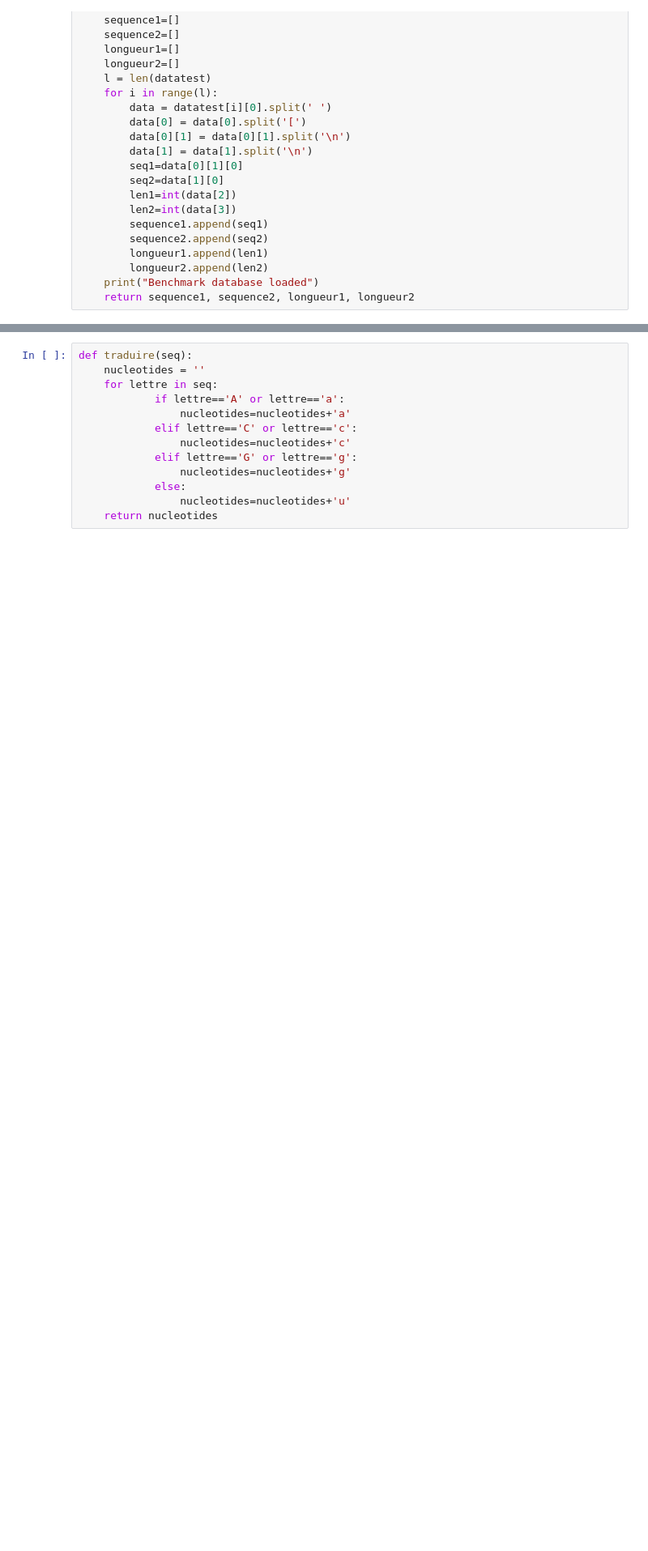
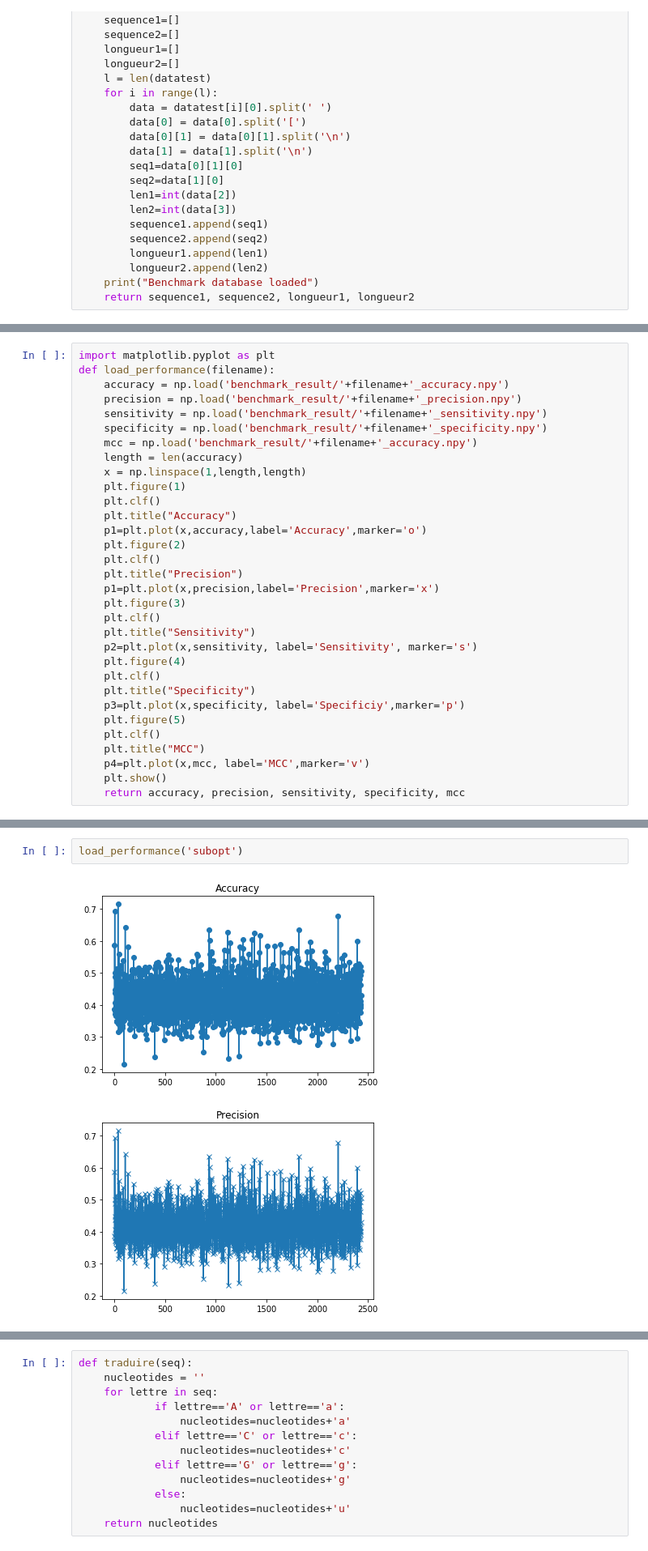
Before and after one commit to kooli89/Cassiop-e, a Jupyter notebook: get_data/benchmarkRISE.ipynb, the cells around one changed output, grey strips where cells are left out. Shown at 81% size. Cells and saved outputs as stored; diff of their text form; blank space fills up the shorter version.

Commit message:
Vecteurs de performance sauvegardé pour subopt et duplex

```diff
--- a/get_data/benchmarkRISE.ipynb
+++ b/get_data/benchmarkRISE.ipynb
@@ -320,0 +323,32 @@ def plot_performance(tab):
+# %%
+import matplotlib.pyplot as plt
+def load_performance(filename):
+    accuracy = np.load('benchmark_result/'+filename+'_accuracy.npy')
+    precision = np.load('benchmark_result/'+filename+'_precision.npy')
+    sensitivity = np.load('benchmark_result/'+filename+'_sensitivity.npy')
+    specificity = np.load('benchmark_result/'+filename+'_specificity.npy')
+    mcc = np.load('benchmark_result/'+filename+'_accuracy.npy')
+    length = len(accuracy)
+    x = np.linspace(1,length,length)
+    plt.figure(1)
+    plt.clf()
+    plt.title("Accuracy")
+    p1=plt.plot(x,accuracy,label='Accuracy',marker='o')
+    plt.figure(2)
+    plt.clf()
+    plt.title("Precision")
+    p1=plt.plot(x,precision,label='Precision',marker='x')
+    plt.figure(3)
+    plt.clf()
+    plt.title("Sensitivity")
+    p2=plt.plot(x,sensitivity, label='Sensitivity', marker='s')
+    plt.figure(4)
+    plt.clf()
+    plt.title("Specificity")
+    p3=plt.plot(x,specificity, label='Specificiy',marker='p')
+    plt.figure(5)
+    plt.clf()
+    plt.title("MCC")
+    p4=plt.plot(x,mcc, label='MCC',marker='v')
+    plt.show()
+    return accuracy, precision, sensitivity, specificity, mcc
@@ -320,0 +361,5 @@ def plot_performance(tab):
+# %%
+load_performance('subopt')
+# %% [output]
+[figure, added]
+[figure, added]
```
Also changed, not shown: parts of 11 cells of this notebook, 10 other files.
